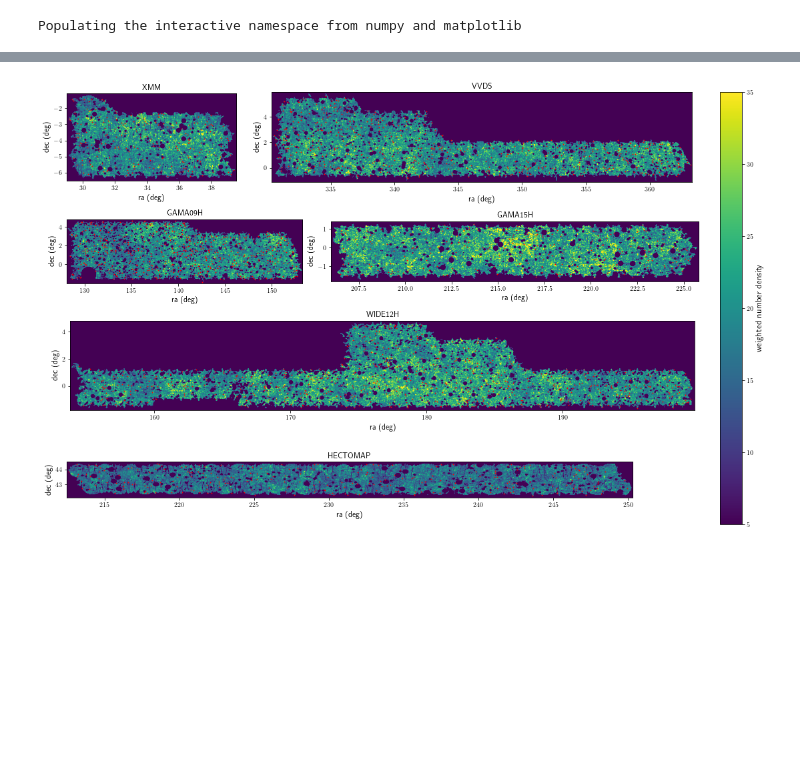
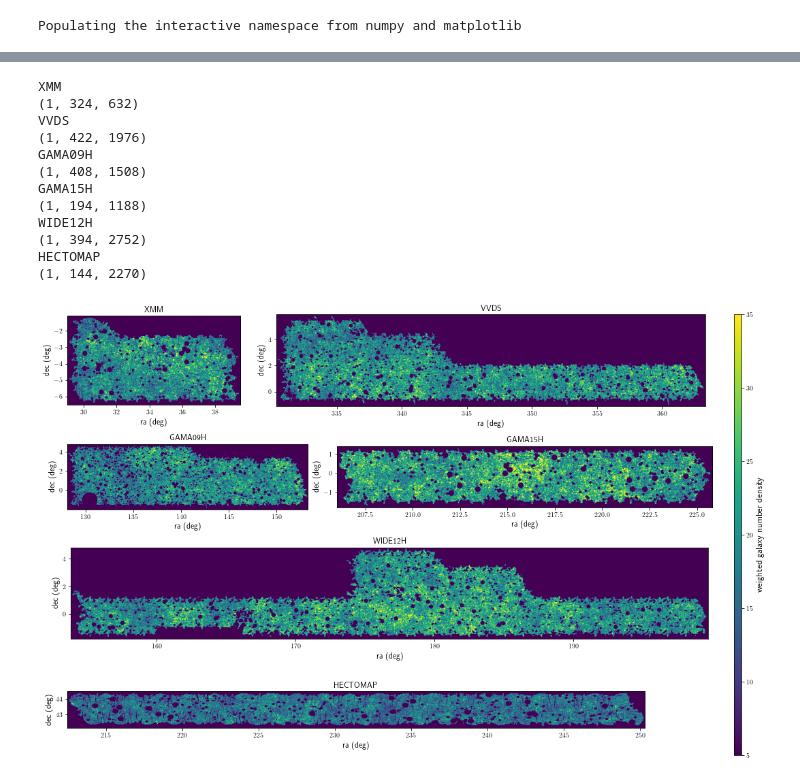
Before and after one commit to mr-superonion/G3sim-HSC, a Jupyter notebook: notebook/blind/4_2-densMap-2D.ipynb, the cells around one changed output, grey strips where cells are left out. Cells and saved outputs as stored; diff of their text form; code cells hidden in the pictures; blank space fills up the shorter version.

```diff
--- a/notebook/blind/4_2-densMap-2D.ipynb
+++ b/notebook/blind/4_2-densMap-2D.ipynb
@@ -19,3 +20,4 @@ parser      =   ConfigParser()
 parser.read(configName)
 outDir      =   '/home/xiangchong/work/gw_ipmu/work/galSim-HSC/s19/s19-1/anaCat_newS19Mask_fdeltacut/plot/densityMap/'
 inDir       =   '/home/xiangchong/work/gw_ipmu/work/massMapSparse/s19/reGaus_catalog/'
+inDir2      =   '/home/xiangchong/work/gw_ipmu/work/galSim-HSC/s19/s19-1/anaCat_newS19Mask_fdeltacut/catalog_obs_reGaus_no_m/'
@@ -256,6 +486,20 @@ WIDE12H
 HECTOMAP
 (1, 144, 2270)
 # %%
+pltList=['XMM','VVDS','GAMA09H','GAMA15H','WIDE12H','HECTOMAP']
+lenList={}
+imgList={}
+cmax=0.
+for fieldname in pltList:
+    data=pyfits.getdata(os.path.join(outDir,'%s_wsMap.fits' %fieldname))
+    print(fieldname)
+    print(data.shape)
+    lenList.update({fieldname:data.shape})
+    imgList.update({fieldname:data})
+    fmax=np.max(data)
+    if fmax>cmax:
+        cmax=fmax
+
 plt.close()
 #norm = mpl.colors.SymLogNorm(linthresh=0.4,vmin=5, vmax=cmax)
 norm=mpl.colors.Normalize(vmin=5, vmax=35)
@@ -264,57 +508,59 @@ fig = plt.figure(figsize=(15,10))
 ratio=int(1./(lenList['VVDS'][-1]/lenList['VVDS'][-2]/lenList['XMM'][-1]*lenList['XMM'][-2]+1.)*10.+0.5)
 ax1 = plt.subplot2grid((8, 10), (0, 0), colspan=ratio,rowspan=2)
 ax1.set_title('XMM',fontsize=12)
-msk=psfs['field']=='XMM'
-ax1.scatter(ra[msk],dec[msk],s=.6,c='red')
 ax1.imshow(imgList['XMM'][0],origin='lower',extent=extList['XMM'],norm=norm)
 ax1.set_xlabel('ra (deg)',fontsize=12)
 ax1.set_ylabel('dec (deg)',fontsize=12)
+
 ax2 = plt.subplot2grid((8, 10), (0, ratio), colspan=10-ratio,rowspan=2)
 ax2.set_title('VVDS',fontsize=12)
-msk=psfs['field']=='VVDS'
-addR=(ra<300.).astype(int)*360
-ax2.scatter(ra[msk]+addR[msk],dec[msk],s=.6,c='red')
 ax2.imshow(imgList['VVDS'][0],origin='lower',extent=extList['VVDS'],norm=norm)
 ax2.set_xlabel('ra (deg)',fontsize=12)
 ax2.set_ylabel('dec (deg)',fontsize=12)
 
 ratio=int(1./(lenList['GAMA15H'][-1]/lenList['GAMA15H'][-2]/lenList['GAMA09H'][-1]*lenList['GAMA09H'][-2]+1.)*10.+0.5)
 ax3 = plt.subplot2grid((8, 10), (2, 0), colspan=ratio,rowspan=2)
 ax3.set_title('GAMA09H',fontsize=12)
-msk=psfs['field']=='GAMA09H'
-ax3.scatter(ra[msk],dec[msk],s=.6,c='red')
 ax3.imshow(imgList['GAMA09H'][0],origin='lower',extent=extList['GAMA09H'],norm=norm)
 ax3.set_xlabel('ra (deg)',fontsize=12)
 ax3.set_ylabel('dec (deg)',fontsize=12)
+
 ax4 = plt.subplot2grid((8, 10), (2, ratio), colspan=10-ratio,rowspan=2)
 ax4.set_title('GAMA15H',fontsize=12)
-msk=psfs['field']=='GAMA15H'
-ax4.scatter(ra[msk],dec[msk],s=.6,c='red')
 ax4.imshow(imgList['GAMA15H'][0],origin='lower',extent=extList['GAMA15H'],norm=norm)
 ax4.set_xlabel('ra (deg)',fontsize=12)
 ax4.set_ylabel('dec (deg)',fontsize=12)
 
 ax5 = plt.subplot2grid((8, 10), (4, 0), colspan=10,rowspan=2)
 ax5.set_title('WIDE12H',fontsize=12)
-msk=psfs['field']=='WIDE12H'
-ax5.scatter(ra[msk],dec[msk],s=.6,c='red')
 ax5.imshow(imgList['WIDE12H'][0],origin='lower',extent=extList['WIDE12H'],norm=norm)
 ax5.set_xlabel('ra (deg)',fontsize=12)
 ax5.set_ylabel('dec (deg)',fontsize=12)
 
 ax6 = plt.subplot2grid((8, 10), (6, 0), colspan=9,rowspan=2)
 ax6.set_title('HECTOMAP',fontsize=12)
-msk=psfs['field']=='HECTOMAP'
-ax6.scatter(ra[msk],dec[msk],s=.6,c='red')
 mm=ax6.imshow(imgList['HECTOMAP'][0],origin='lower',extent=extList['HECTOMAP'],norm=norm)
 ax6.set_xlabel('ra (deg)',fontsize=12)
 ax6.set_ylabel('dec (deg)',fontsize=12)
+
 plt.tight_layout()
 plt.subplots_adjust(bottom=0.05, right=0.92, top=0.95)
-cax = plt.axes([0.95, 0.05, 0.03, 0.9])
+cax = plt.axes([0.95, 0.05, 0.01, 0.9])
 plt.colorbar(mm,cax=cax)
-cax.set_ylabel('weighted number density',fontsize=13)
+cax.set_ylabel('weighted galaxy number density',fontsize=13)
 fig.savefig(os.path.join(outDir,'wsMap.eps'))
 fig.savefig(os.path.join(outDir,'wsMap.png'))
 # %% [output]
+XMM
+(1, 324, 632)
+VVDS
+(1, 422, 1976)
+GAMA09H
+(1, 408, 1508)
+GAMA15H
+(1, 194, 1188)
+WIDE12H
+(1, 394, 2752)
+HECTOMAP
+(1, 144, 2270)
-[figure, old version]
+[figure, new version]
```
Also changed, not shown: parts of 9 cells of this notebook, 11 other files.
